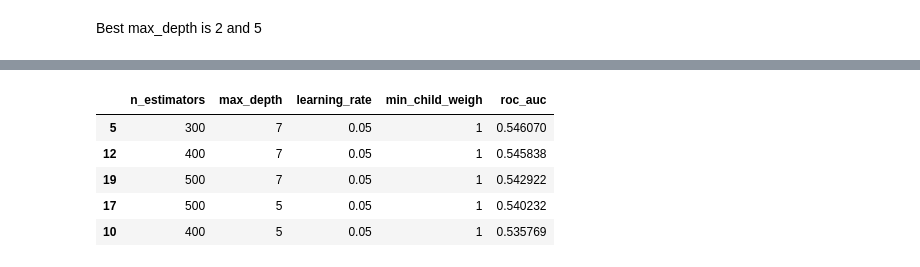
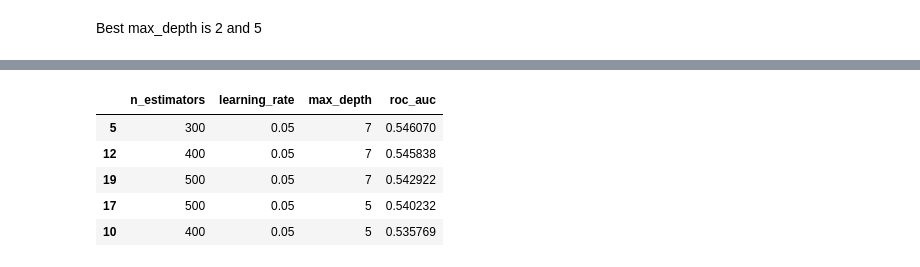
Before and after one commit to SunnyFoxxy/greek_stocks_ml_trading, a Jupyter notebook: notebooks/04_model.ipynb, the cells around one changed output, grey strips where cells are left out. Cells and saved outputs as stored; diff of their text form; code cells hidden in the pictures.

```diff
--- a/notebooks/04_model.ipynb
+++ b/notebooks/04_model.ipynb
@@ -306,11 +393,11 @@ df_results.head()
 # %% [markdown]
 Best learning_rate is 0.01
 # %%
-learning_rate_set = [0.01]
-min_child_weight_set = [1, 10, 30]
-
-results = [evaluate_xgboost(features_list, n, rate, depth)
-           for n, rate, depth in product(n_estimators_set, learning_rate_set, range(2,9))]
+grid = {'n_estimators': [300, 400, 500], 'learning_rate': [0.01], 'max_depth': list(range(2,9))}
+results = []
+for values in product(*grid.values()):
+    params = dict(zip(grid.keys(), values))
+    results.append(evaluate_model(XGBClassifier, features_a, params, roc_auc=True, fixed_params=FIXED_PARAMS))
 df_results = pd.DataFrame(results).sort_values('roc_auc', ascending=False)
 df_results.head()
 # %% [output]
@@ -323,14 +410,11 @@ df_results.head()
 # %% [markdown]
 Best max_depth is 2 and 5
 # %%
-n_estimators_set = [300, 400, 500]
-learning_rate_set = [0.01]
-max_depth_set = [2, 5]
-min_child_weight_set = [1, 10, 30]
-
-
-results = [evaluate_xgboost(features_list, n, rate, depth, child_weight)
-           for n, rate, depth, child_weight in product(n_estimators_set, learning_rate_set, max_depth_set, min_child_weight_set)]
+grid = {'n_estimators': [300, 400, 500], 'learning_rate': [0.01], 'max_depth': [2,5], 'min_child_weight': [1, 10, 30]}
+results = []
+for values in product(*grid.values()):
+    params = dict(zip(grid.keys(), values))
+    results.append(evaluate_model(XGBClassifier, features_a, params, roc_auc=True, fixed_params=FIXED_PARAMS))
 df_results = pd.DataFrame(results).sort_values('roc_auc', ascending=False)
 df_results.head()
 # %% [output]
@@ -345,10 +429,9 @@ Because again won the small depth its meaning the best decisions was made on mac
 # %%
-n_estimators_set = [300, 400, 500]
-learning_rate_set = [0.001, 0.01, 0.05, 0.1, 0.3]
-features_list = features_b
-
-results = [evaluate_xgboost(features_list, n, rate)
-           for n, rate in product(n_estimators_set, learning_rate_set)]
+grid = {'n_estimators': [300, 400, 500], 'learning_rate': [0.001, 0.01, 0.05, 0.1, 0.3]}
+results = []
+for values in product(*grid.values()):
+    params = dict(zip(grid.keys(), values))
+    results.append(evaluate_model(XGBClassifier, features_b, params, roc_auc=True, fixed_params=FIXED_PARAMS))
 df_results = pd.DataFrame(results).sort_values('roc_auc', ascending=False)
 df_results.head()
 # %% [output]
@@ -361,16 +444,16 @@ df_results.head()
 # %%
-learning_rate_set = [0.05]
-min_child_weight_set = [1, 10, 30]
-
-results = [evaluate_xgboost(features_list, n, rate, depth)
-           for n, rate, depth in product(n_estimators_set, learning_rate_set, range(2,9))]
+grid = {'n_estimators': [300, 400, 500], 'learning_rate': [0.05], 'max_depth': list(range(2,9))}
+results = []
+for values in product(*grid.values()):
+    params = dict(zip(grid.keys(), values))
+    results.append(evaluate_model(XGBClassifier, features_b, params, roc_auc=True, fixed_params=FIXED_PARAMS))
 df_results = pd.DataFrame(results).sort_values('roc_auc', ascending=False)
 df_results.head()
 # %% [output]
-|  | n_estimators | max_depth | learning_rate | min_child_weigh | roc_auc |
-| 5 | 300 | 7 | 0.05 | 1 | 0.546070 |
-| 12 | 400 | 7 | 0.05 | 1 | 0.545838 |
-| 19 | 500 | 7 | 0.05 | 1 | 0.542922 |
-| 17 | 500 | 5 | 0.05 | 1 | 0.540232 |
-| 10 | 400 | 5 | 0.05 | 1 | 0.535769 |
+|  | n_estimators | learning_rate | max_depth | roc_auc |
+| 5 | 300 | 0.05 | 7 | 0.546070 |
+| 12 | 400 | 0.05 | 7 | 0.545838 |
+| 19 | 500 | 0.05 | 7 | 0.542922 |
+| 17 | 500 | 0.05 | 5 | 0.540232 |
+| 10 | 400 | 0.05 | 5 | 0.535769 |
 # %%
```
Also changed, not shown: parts of 37 cells of this notebook.
